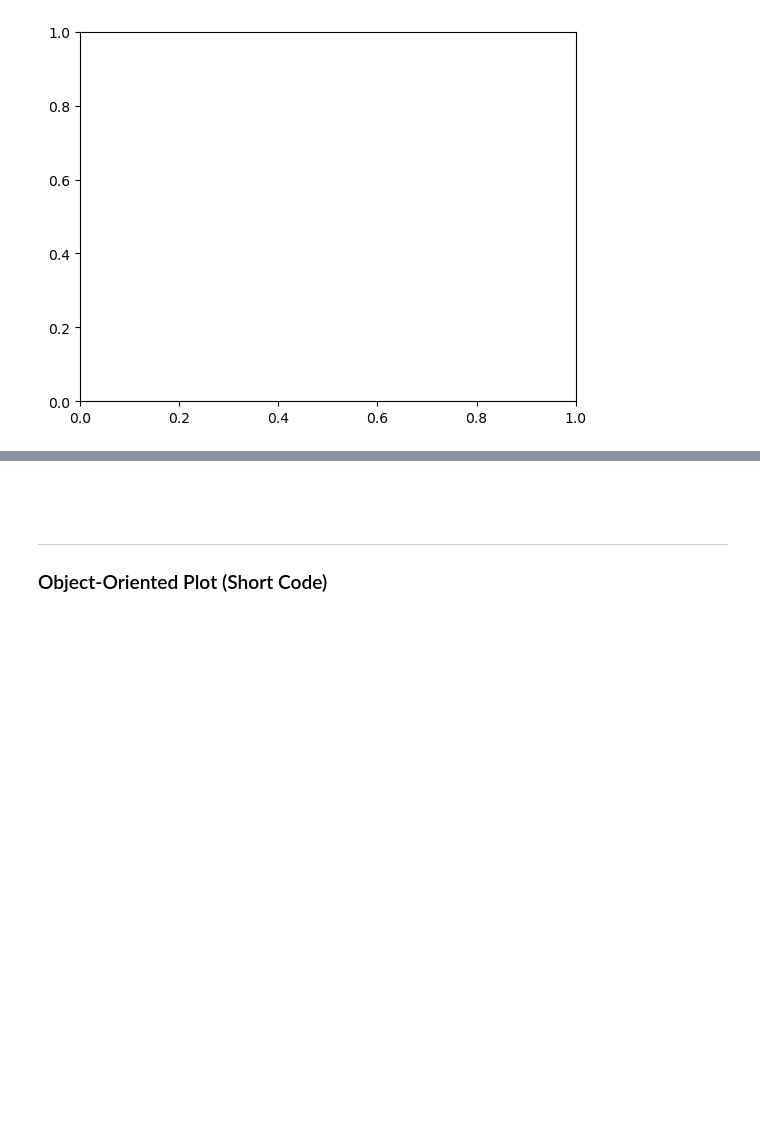
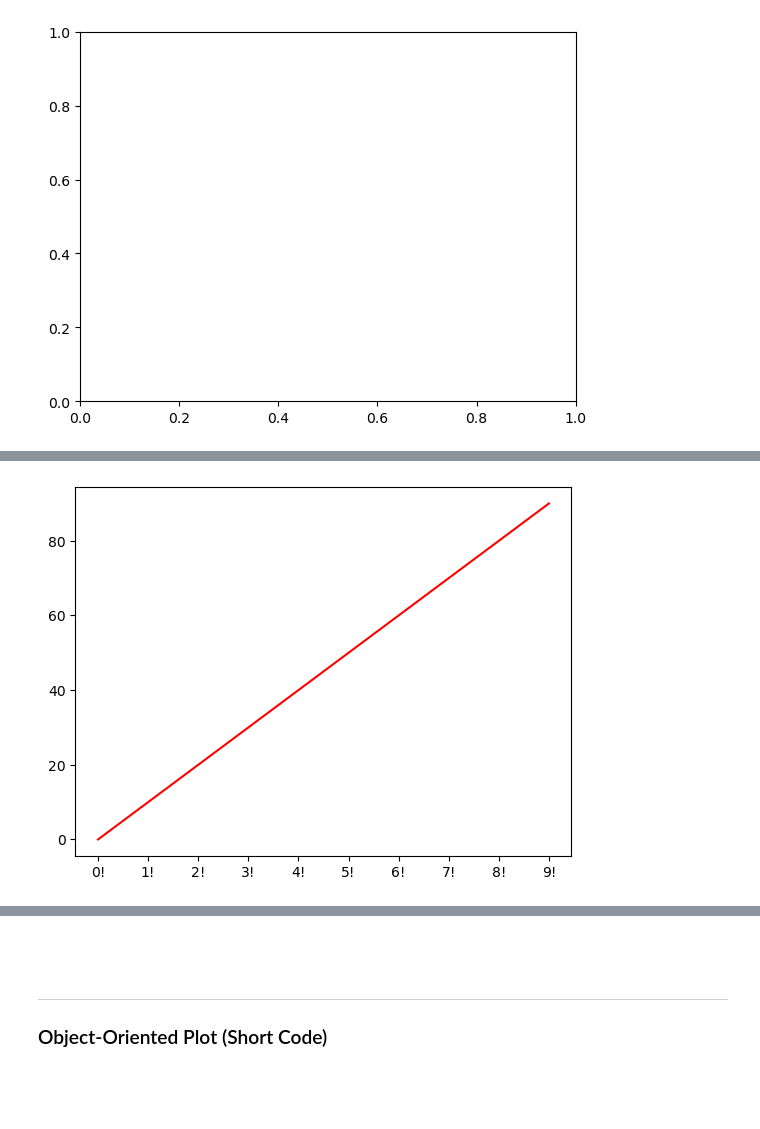
Before and after one commit to MiltonValleL/MatplotSea_Bootcamp, a Jupyter notebook: 1.Matplotlib_Fundamentals/02.Plotting_Methods.ipynb, the cells around one changed output, grey strips where cells are left out. Drawn from its saved outputs; the diff is of its cells as text; code cells hidden in the pictures; blank space fills up the shorter version.

```diff
--- a/1.Matplotlib_Fundamentals/02.Plotting_Methods.ipynb
+++ b/1.Matplotlib_Fundamentals/02.Plotting_Methods.ipynb
@@ -192,0 +180,8 @@ plt.show()
+# %%
+fig = plt.figure()
+ax = fig.add_subplot()
+
+ax.plot(labels, data, color='r')
+plt.show()
+# %% [output]
+[figure, added]
```
Also changed, not shown: parts of 23 cells of this notebook.
